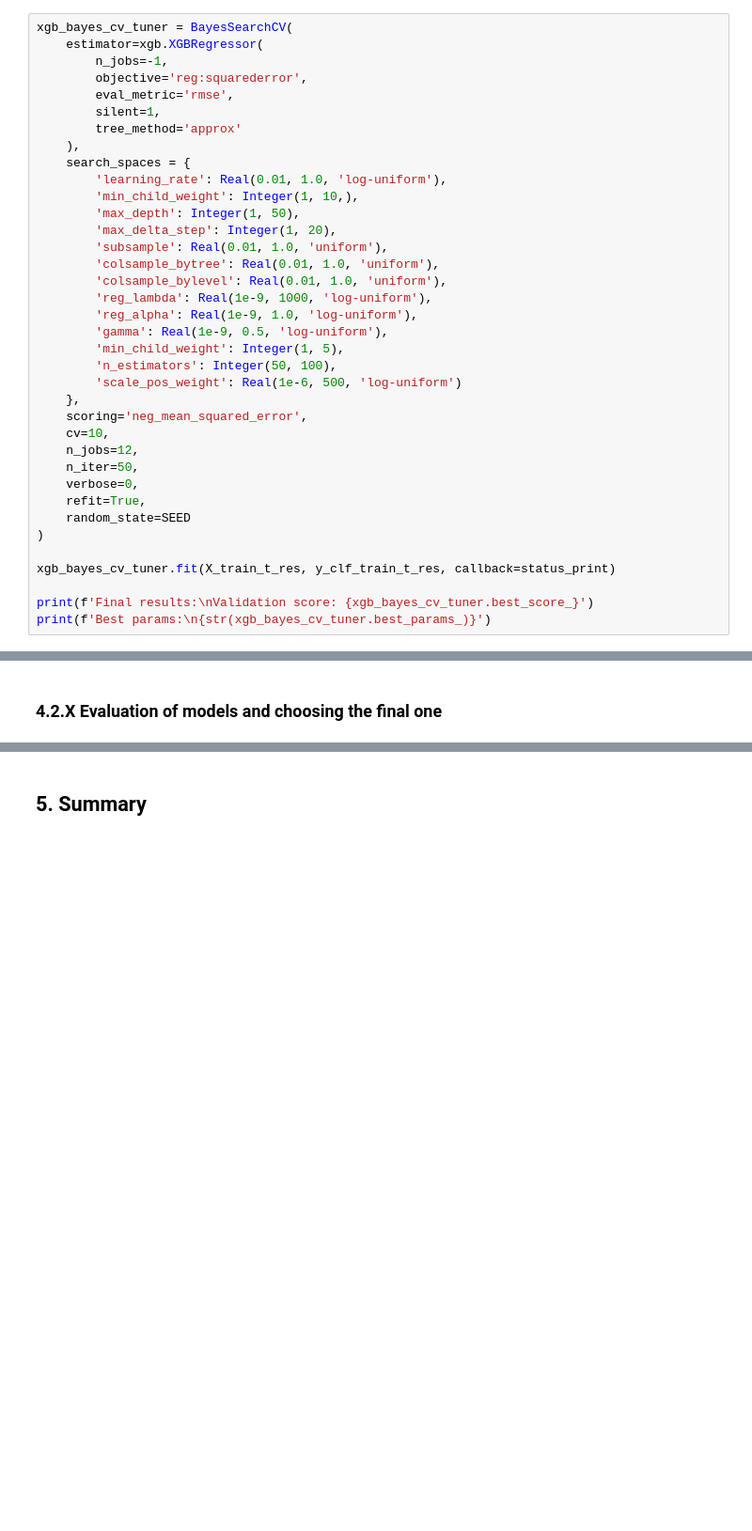
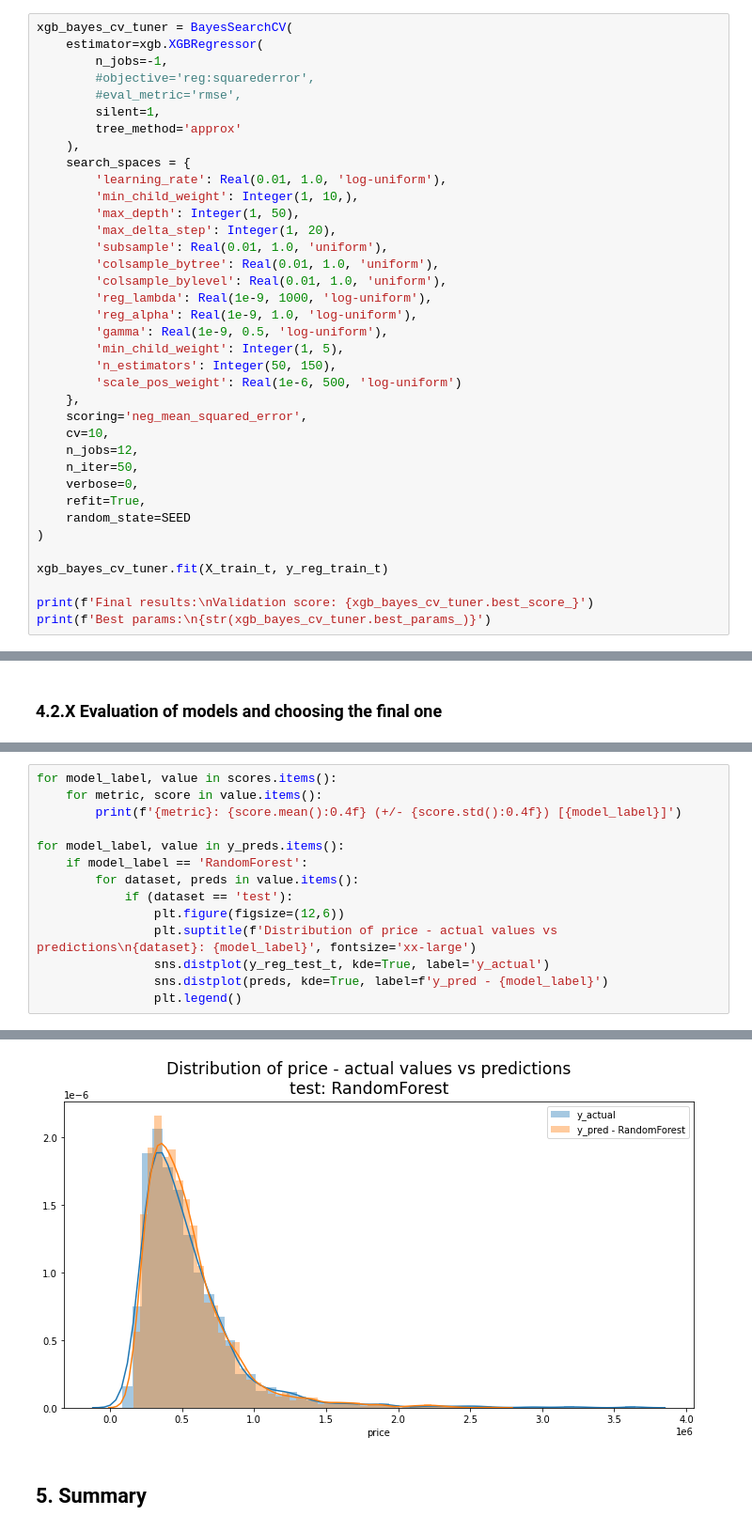
Before and after one commit to tizycki/house-pricing, a Jupyter notebook: solution.ipynb, the cells around one changed output, grey strips where cells are left out. Shown at 94% size. Cells and saved outputs as stored; diff of their text form; blank space fills up the shorter version.

```diff
--- a/solution.ipynb
+++ b/solution.ipynb
@@ -1305,8 +1298,8 @@ OrderedDict([('max_depth', 19), ('max_features', 'sqrt'), ('min_samples_split',
 xgb_bayes_cv_tuner = BayesSearchCV(
     estimator=xgb.XGBRegressor(
         n_jobs=-1,
-        objective='reg:squarederror',
-        eval_metric='rmse',
+        #objective='reg:squarederror',
+        #eval_metric='rmse',
         silent=1,
         tree_method='approx'
     ),
@@ -1322,7 +1315,7 @@ xgb_bayes_cv_tuner = BayesSearchCV(
         'reg_alpha': Real(1e-9, 1.0, 'log-uniform'),
         'gamma': Real(1e-9, 0.5, 'log-uniform'),
         'min_child_weight': Integer(1, 5),
-        'n_estimators': Integer(50, 100),
+        'n_estimators': Integer(50, 150),
         'scale_pos_weight': Real(1e-6, 500, 'log-uniform')
     },
     scoring='neg_mean_squared_error',
@@ -1334,7 +1327,7 @@ xgb_bayes_cv_tuner = BayesSearchCV(
     random_state=SEED
 )
 
-xgb_bayes_cv_tuner.fit(X_train_t_res, y_clf_train_t_res, callback=status_print)
+xgb_bayes_cv_tuner.fit(X_train_t, y_reg_train_t)
 
 print(f'Final results:\nValidation score: {xgb_bayes_cv_tuner.best_score_}')
 print(f'Best params:\n{str(xgb_bayes_cv_tuner.best_params_)}')
@@ -1367,0 +1431,15 @@ X_test_t = pd.concat([
+# %%
+for model_label, value in scores.items():
+    for metric, score in value.items():
+        print(f'{metric}: {score.mean():0.4f} (+/- {score.std():0.4f}) [{model_label}]')
+
+for model_label, value in y_preds.items():
+    if model_label == 'RandomForest':
+        for dataset, preds in value.items():
+            if (dataset == 'test'):
+                plt.figure(figsize=(12,6))
+                plt.suptitle(f'Distribution of price - actual values vs predictions\n{dataset}: {model_label}', fontsize='xx-large')
+                sns.distplot(y_reg_test_t, kde=True, label='y_actual')
+                sns.distplot(preds, kde=True, label=f'y_pred - {model_label}')
+                plt.legend()
+# %% [output]
@@ -1368,3 +1452,4 @@ X_test_t = pd.concat([
+[figure, added]
 # %% [markdown]
 ## 5. Summary
 # %% [markdown]
```
Also changed, not shown: parts of 12 cells of this notebook.
